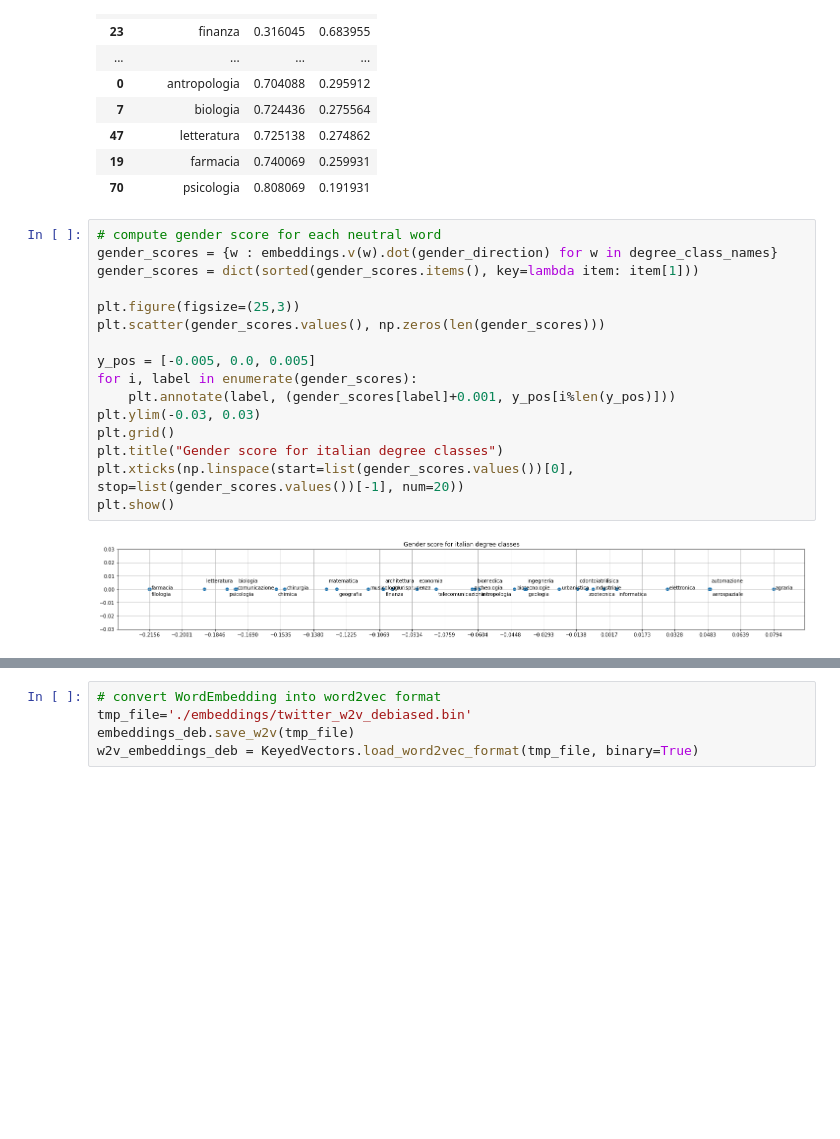
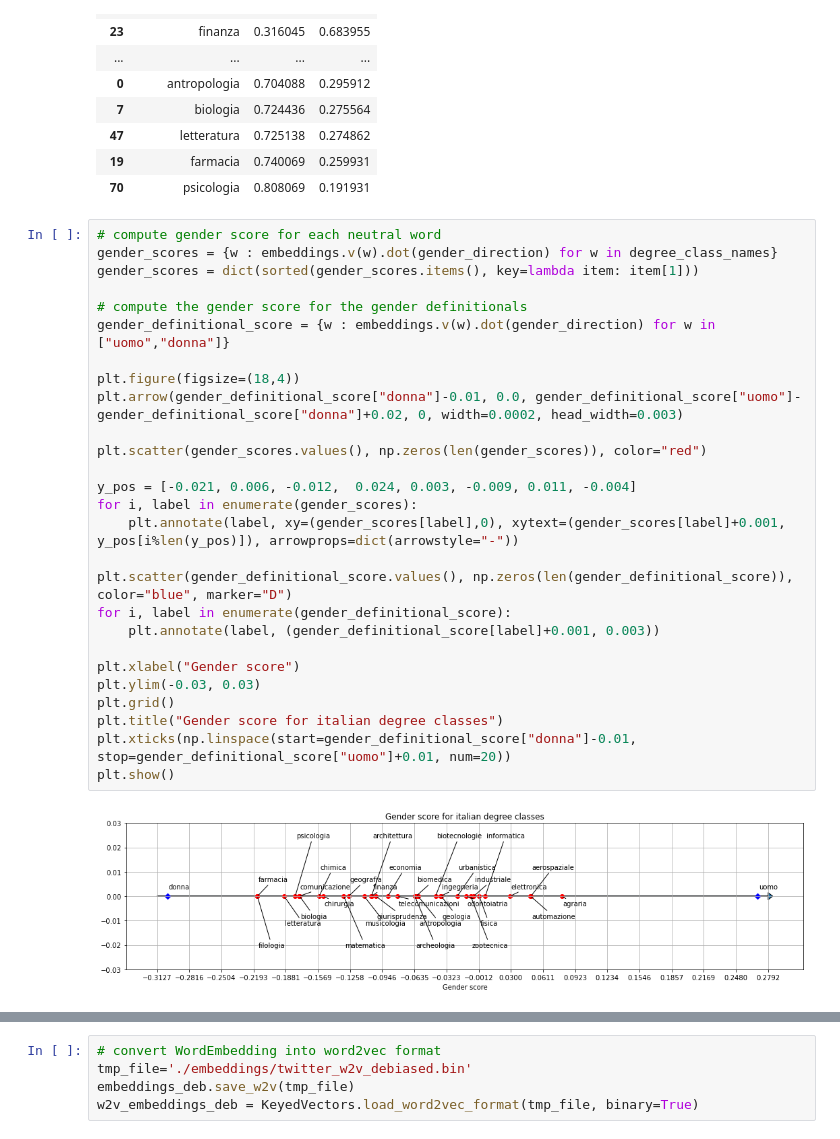
Before and after one commit to Erhtric/GenderDiscriminationNLP, a Jupyter notebook: debiasing_twitter.ipynb, the cells around one changed output, grey strips where cells are left out. Cells and saved outputs as stored; diff of their text form; blank space fills up the shorter version.

```diff
--- a/debiasing_twitter.ipynb
+++ b/debiasing_twitter.ipynb
@@ -143,21 +146,32 @@ gender_degree_classes.sort_values(by='F')
 # %%
 # compute gender score for each neutral word
 gender_scores = {w : embeddings.v(w).dot(gender_direction) for w in degree_class_names}
 gender_scores = dict(sorted(gender_scores.items(), key=lambda item: item[1]))
 
-plt.figure(figsize=(25,3))
-plt.scatter(gender_scores.values(), np.zeros(len(gender_scores)))
+# compute the gender score for the gender definitionals
+gender_definitional_score = {w : embeddings.v(w).dot(gender_direction) for w in ["uomo","donna"]}
 
-y_pos = [-0.005, 0.0, 0.005]
+plt.figure(figsize=(18,4))
+plt.arrow(gender_definitional_score["donna"]-0.01, 0.0, gender_definitional_score["uomo"]-gender_definitional_score["donna"]+0.02, 0, width=0.0002, head_width=0.003)
+
+plt.scatter(gender_scores.values(), np.zeros(len(gender_scores)), color="red")
+
+y_pos = [-0.021, 0.006, -0.012,  0.024, 0.003, -0.009, 0.011, -0.004]
 for i, label in enumerate(gender_scores):
-    plt.annotate(label, (gender_scores[label]+0.001, y_pos[i%len(y_pos)]))
+    plt.annotate(label, xy=(gender_scores[label],0), xytext=(gender_scores[label]+0.001, y_pos[i%len(y_pos)]), arrowprops=dict(arrowstyle="-"))
+
+plt.scatter(gender_definitional_score.values(), np.zeros(len(gender_definitional_score)), color="blue", marker="D")
+for i, label in enumerate(gender_definitional_score):
+    plt.annotate(label, (gender_definitional_score[label]+0.001, 0.003))
+
+plt.xlabel("Gender score")
 plt.ylim(-0.03, 0.03)
 plt.grid()
 plt.title("Gender score for italian degree classes")
-plt.xticks(np.linspace(start=list(gender_scores.values())[0], stop=list(gender_scores.values())[-1], num=20))
+plt.xticks(np.linspace(start=gender_definitional_score["donna"]-0.01, stop=gender_definitional_score["uomo"]+0.01, num=20))
 plt.show()
 # %% [output]
-[figure, old version]
+[figure, new version]
 # %%
 # plot correlation with percentage of males
 pairs = np.array([[gender_scores[row['ClasseNOME']], row['M']] for i, row in gender_degree_classes.iterrows()])
```
Also changed, not shown: parts of 24 cells of this notebook, 4 other files.
